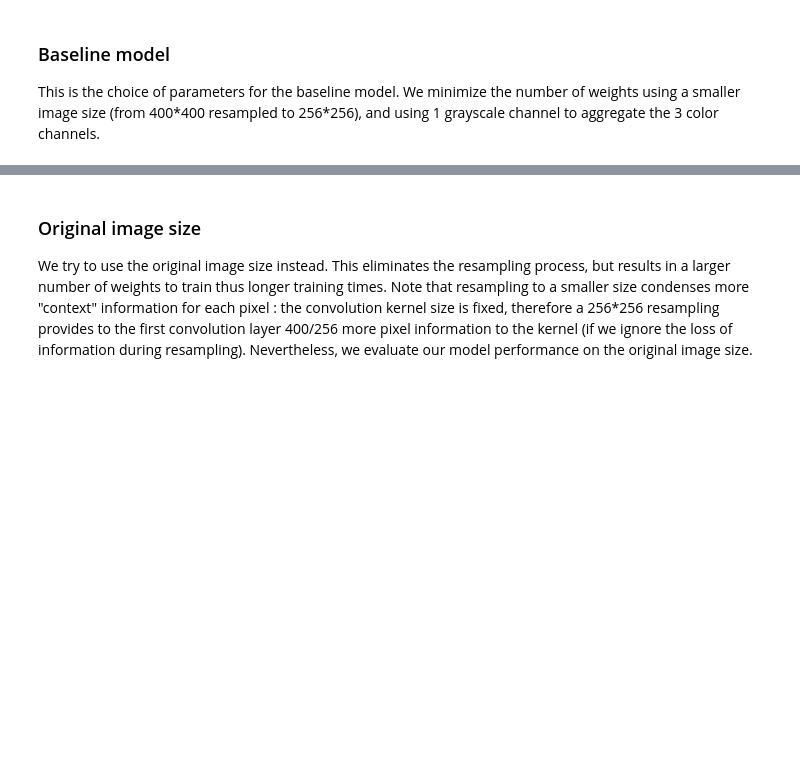
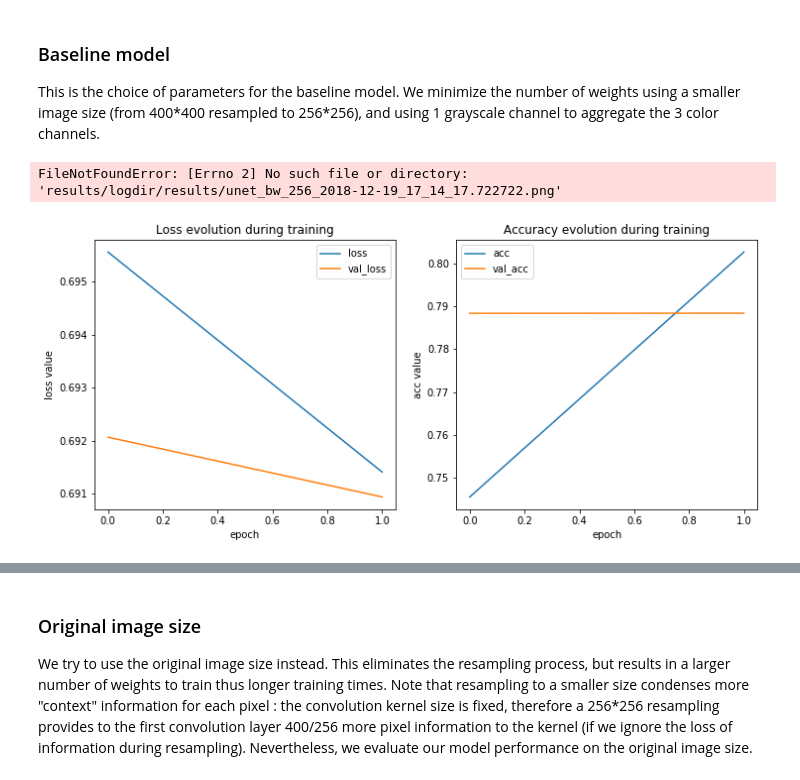
Before and after one commit to jheitmann/ML_course, a Jupyter notebook: projects/project2/project_road_segmentation/unet/experiments.ipynb, the cells around one changed output, grey strips where cells are left out. Drawn from its saved outputs; the diff is of its cells as text; code cells hidden in the pictures; blank space fills up the shorter version.

```diff
--- a/projects/project2/project_road_segmentation/unet/experiments.ipynb
+++ b/projects/project2/project_road_segmentation/unet/experiments.ipynb
@@ -13,0 +82,5 @@ This is the choice of parameters for the baseline model. We minimize the number
+# %%
+logs_to_graph('unet_bw_256_2018-12-19_17_14_17.722722')
+# %% [output]
+FileNotFoundError: [Errno 2] No such file or directory: 'results/logdir/results/unet_bw_256_2018-12-19_17_14_17.722722.png'
+[figure, added]
```
Also changed, not shown: parts of 21 cells of this notebook, 5 other files.
